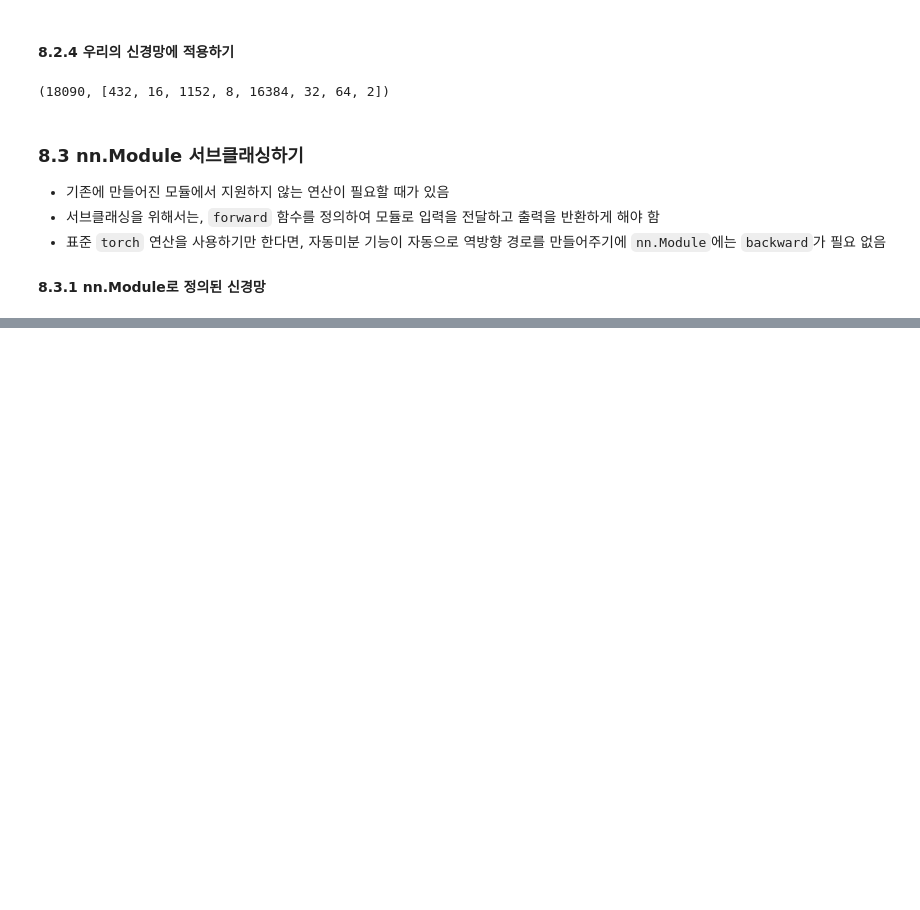
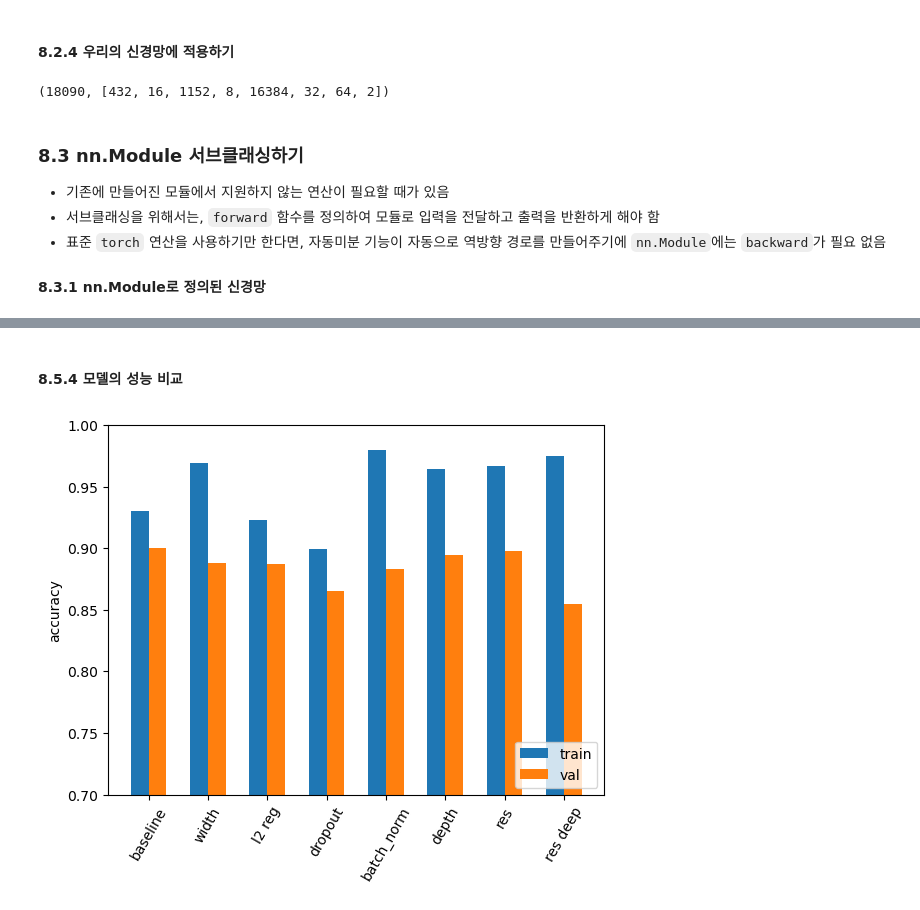
Before and after one commit to nuyhc/RhythmStudy, a Jupyter notebook: 1. PyTorch/PTM_4_김채현.ipynb, the cells around one changed output, grey strips where cells are left out. Drawn from its saved outputs; the diff is of its cells as text; code cells hidden in the pictures; blank space fills up the shorter version.

```diff
--- a/1. PyTorch/PTM_4_김채현.ipynb
+++ b/1. PyTorch/PTM_4_김채현.ipynb
@@ -204,0 +808,33 @@ class Net(nn.Module):
+# %%
+class NetResDeep(nn.Module):
+    def __init__(self, n_chans1=32, n_blocks=10):
+        super().__init__()
+        self.n_chans1 = n_chans1
+        self.conv1 = nn.Conv2d(3, n_chans1, kernel_size=3, padding=1)
+        self.resblocks = nn.Sequential(
+            *(n_blocks*[ResBlock(n_chans=n_chans1)])
+        )
+        self.fc1 = nn.Linear(8*8*n_chans1, 32)
+        self.fc2 = nn.Linear(32, 2)
+    def forward(self, x):
+        out = F.max_pool2d(torch.relu(self.conv1(x)), 2)
+        out = self.resblocks(out)
+        out = F.max_pool2d(out, 2)
+        out = out.view(-1, 8*8*self.n_chans1)
+        out = torch.relu(self.fc1(out))
+        out = self.fc2(out)
+        return out
+# %%
+model = NetResDeep(n_chans1=32, n_blocks=100).to(device=device)
+optimizer = optim.SGD(model.parameters(), lr=3e-3)
+loss_fn = nn.CrossEntropyLoss()
+
+training_loop(
+    n_epochs = 100,
+    optimizer = optimizer,
+    model = model,
+    loss_fn = loss_fn,
+    train_loader = train_loader,
+)
+
+all_acc_dict["res deep"] = validate(model, train_loader, val_loader)
@@ -204,0 +855,16 @@ class Net(nn.Module):
+# %% [markdown]
+#### 8.5.4 모델의 성능 비교
+# %%
+trn_acc = [v['train'] for k, v in all_acc_dict.items()]
+val_acc = [v['val'] for k, v in all_acc_dict.items()]
+
+width =0.3
+plt.bar(np.arange(len(trn_acc)), trn_acc, width=width, label='train')
+plt.bar(np.arange(len(val_acc))+ width, val_acc, width=width, label='val')
+plt.xticks(np.arange(len(val_acc))+ width/2, list(all_acc_dict.keys()), rotation=60)
+plt.ylabel('accuracy')
+plt.legend(loc='lower right')
+plt.ylim(0.7, 1)
+plt.show()
+# %% [output]
+[figure, added]
```
Also changed, not shown: parts of 50 cells of this notebook.
